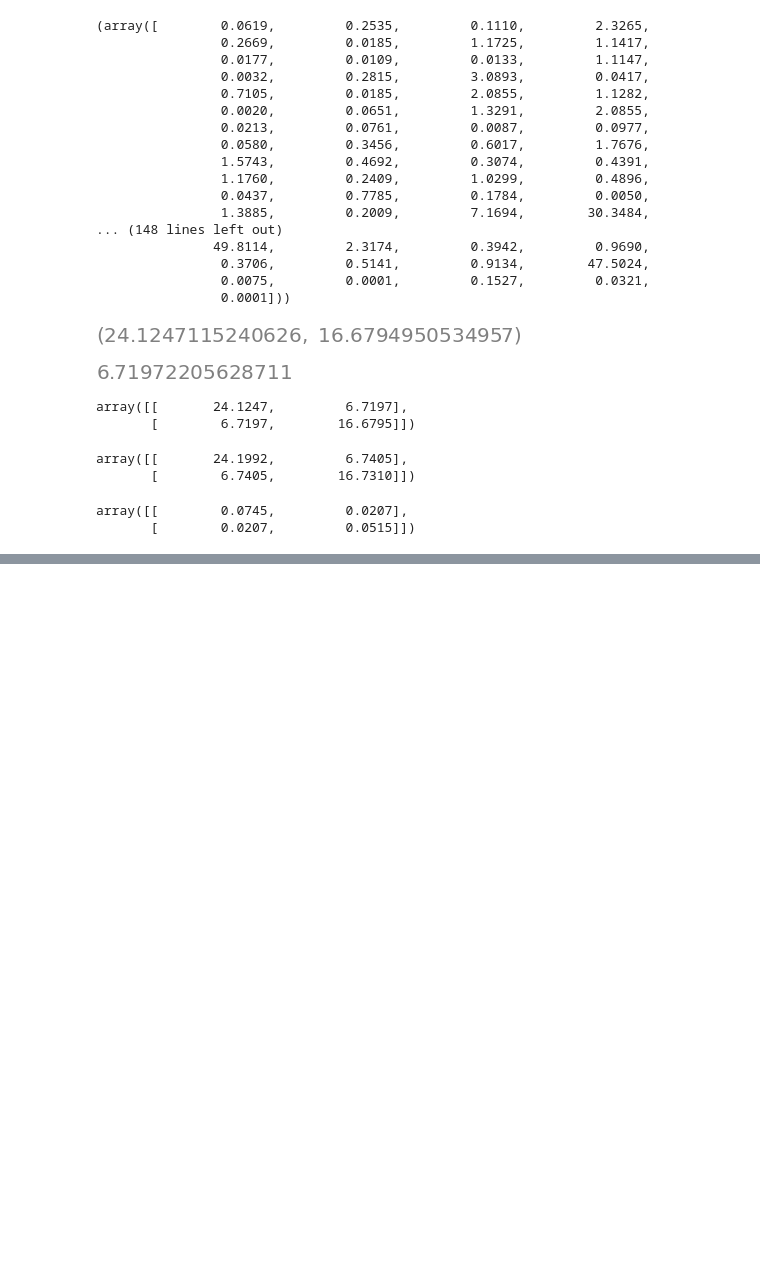
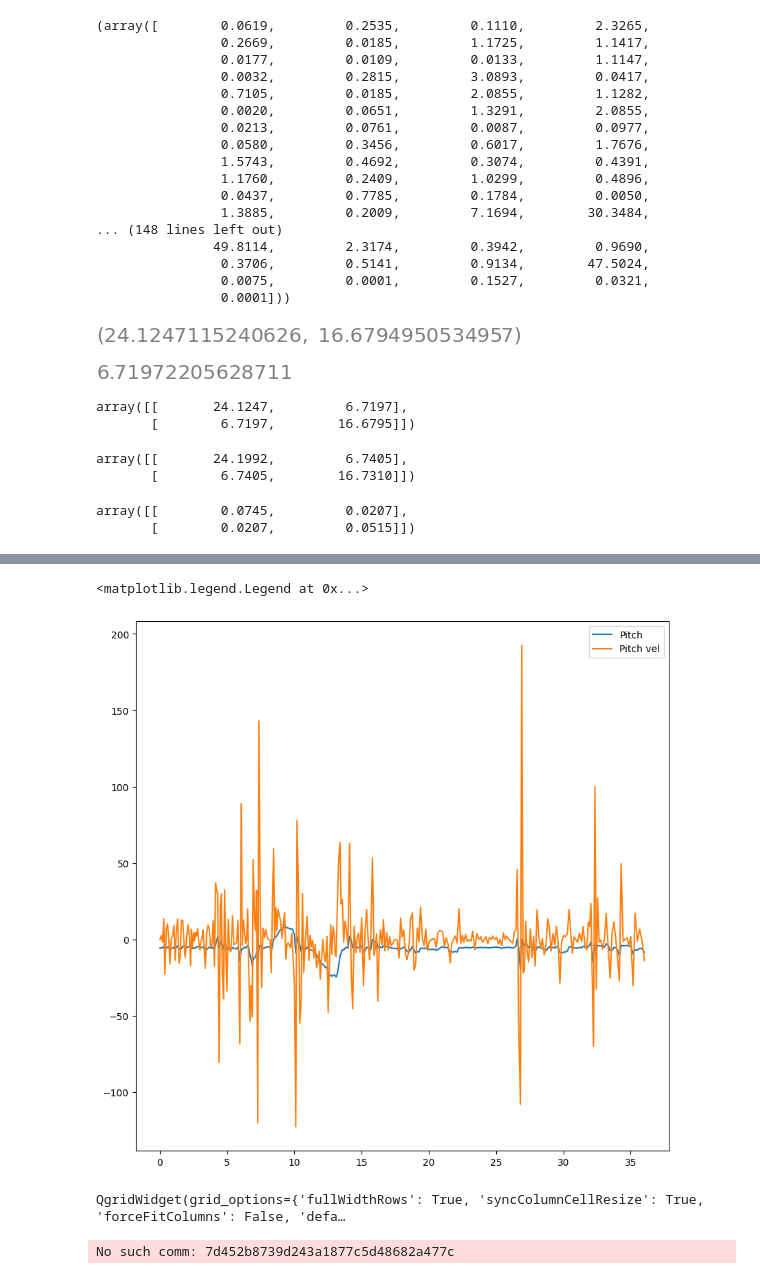
Before and after one commit to ivorjawa/StewartPlatform, a Jupyter notebook: StewartPlatformNotes.ipynb, the cells around one changed output, grey strips where cells are left out. Cells and saved outputs as stored; diff of their text form; code cells hidden in the pictures; blank space fills up the shorter version.

```diff
--- a/StewartPlatformNotes.ipynb
+++ b/StewartPlatformNotes.ipynb
@@ -209,7 +210,7 @@ cvm1
 array([[       24.1247,         6.7197],
        [        6.7197,        16.6795]])
 # %%
-cvm2 = np.cov(pd, rd)
+cvm2 = np.cov(pdg, rdg)
 cvm2
 # %% [output]
 array([[       24.1992,         6.7405],
@@ -260,8 +260,0 @@ F, H, Q, R
-# %%
-measurements = np.stack((pd, rd), axis=-1)
-kf = KalmanFilter(F = F, H = H, Q = Q, R = R)
-predictions = []
-
-for z in measurements:
-    predictions.append(np.dot(H,  kf.predict()))
-    kf.update(z.reshape(2,1))
@@ -330,0 +289,66 @@ bb-aa
+# %%
+#window = slice(248,285)
+#window = slice(30, 70)
+window = slice(0, len(tim))
+pdw = pdg[window]
+rdw = rdg[window]
+timw = tim[window]
+
+pdv, dt = diff(pdw, timw)
+rdv, dt = diff(rdw, timw)
+Q = np.cov((pdw, pdv), (rdw, rdv))/1000
+
+
+x0 = np.array([pdw[0], pdv[0], rdw[0], rdv[0]]).reshape(4,1)
+
+measurements = np.stack((pdw, rdw), axis=-1)
+kf = KalmanFilter(F = F, H = H, R = R, Q = Q, x0 = x0)
+predictions = []
+
+for i, z in enumerate (measurements):
+    F = np.array([
+        [1, dt[i], 0, 0],
+        [0, 1, 0, 0],
+        [0, 0, 1, dt[i]],
+        [0, 0, 0, 0]], np.float32)
+    kf.F = F
+    predictions.append(np.dot(H,  kf.predict()))
+    kf.update(z.reshape(2,1))
+
+pred = np.array(predictions).reshape(2, len(predictions))
+#len(predictions)
+
+fig, axis = plt.subplots(figsize=(10, 10))
+#axis.set_aspect('equal')
+#axis.plot(rdw, pdw, label="Roll/Pitch")
+axis.plot(timw, pdw, label="Pitch")
+axis.plot(timw, pdv, label="Pitch vel")
+
+#axis.plot(timw, rdw, label="Roll")
+
+#axis.plot(timw, pred[0], label="Predicted Pitch")
+#axis.plot(timw, pred[1], label="Predicted Roll")
+
+#axis.set_title("Joystick characterization")
+#axis.set_xlabel("Time(ms)")
+
+axis.legend()
+# %% [output]
+<matplotlib.legend.Legend at 0x...>
+[figure, added]
+# %%
+moddf = pd.DataFrame()
+moddf['time'] = timw
+moddf['dt'] = dt
+moddf['pitch'] = pdw
+moddf['roll'] = rdw
+moddf['pdv'] = pdv
+moddf['rdv'] = rdv
+
+mod_widget = qgrid.show_grid(moddf,
+                            grid_options={'forceFitColumns': False, 'defaultColumnWidth': 100},
+                            show_toolbar=True)
+display(mod_widget)
+# %% [output]
+QgridWidget(grid_options={'fullWidthRows': True, 'syncColumnCellResize': True, 'forceFitColumns': False, 'defa…
+No such comm: 7d452b8739d243a1877c5d48682a477c
```
Also changed, not shown: parts of 19 cells of this notebook, 9 other files.
